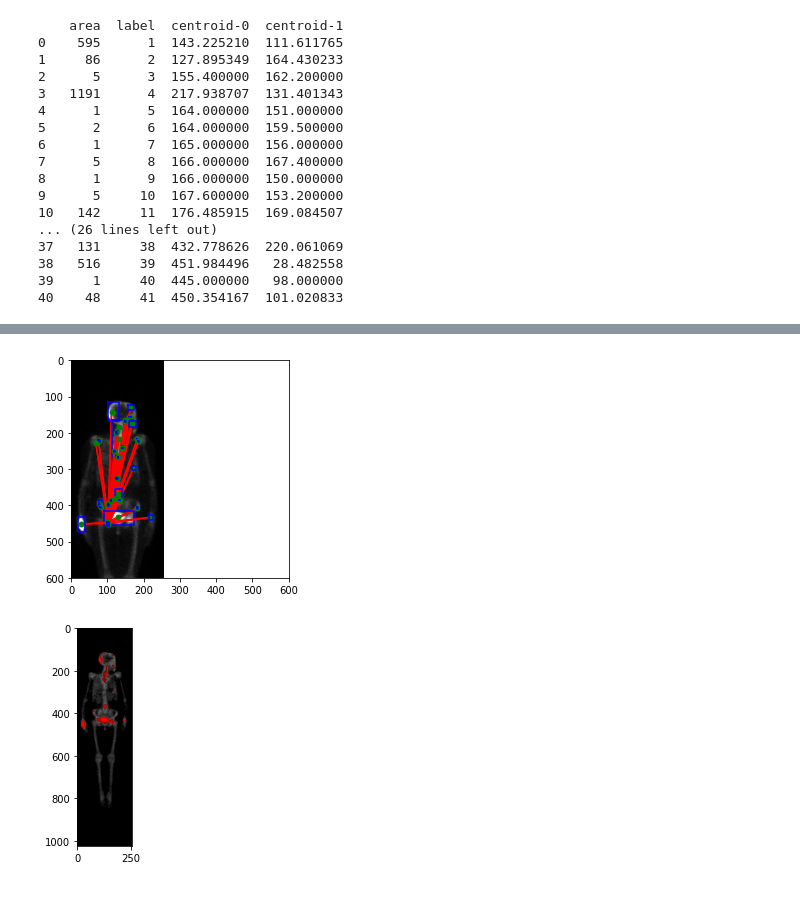
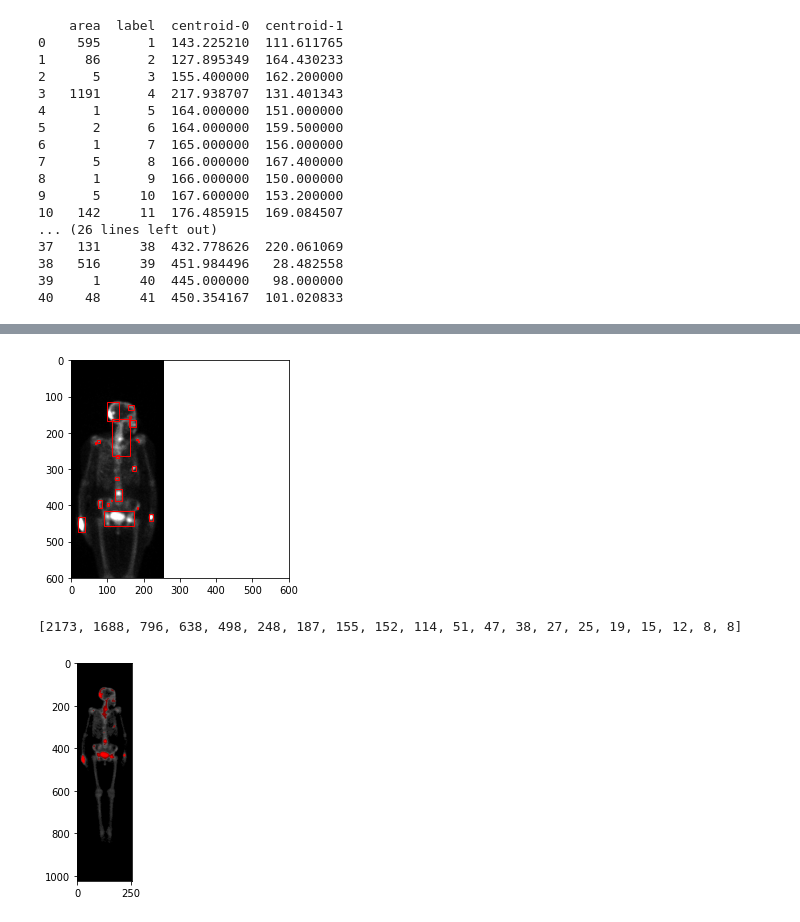
Before and after one commit to josemorista/bm-server, a Jupyter notebook: scripts/index.ipynb, the cells around one changed output, grey strips where cells are left out. Saved outputs shown, nothing was run; the diff lists cells and outputs as text; code cells hidden in the pictures.

```diff
--- a/scripts/index.ipynb
+++ b/scripts/index.ipynb
@@ -140,33 +128,27 @@ cv2.destroyAllWindows();
-# %%
-import math;
-
-fig, ax = plt.subplots()
-ax.imshow(eq, cmap=plt.cm.gray)
-
-imgLabeled = measure.label(regions == 2, connectivity=eq.ndim);
-regionsProps = measure.regionprops(imgLabeled)
-
-for props in regionsProps:
-    y0, x0 = props.centroid
-    orientation = props.orientation
-    x1 = x0 + math.cos(orientation) * 0.5 * props.minor_axis_length
-    y1 = y0 - math.sin(orientation) * 0.5 * props.minor_axis_length
-    x2 = x0 - math.sin(orientation) * 0.5 * props.major_axis_length
-    y2 = y0 - math.cos(orientation) * 0.5 * props.major_axis_length
-
-    ax.plot((x0, x1), (y0, y1), '-r', linewidth=2.5)
-    ax.plot((x0, x2), (y0, y2), '-r', linewidth=2.5)
-    ax.plot(x0, y0, '.g', markersize=15)
-
-    minr, minc, maxr, maxc = props.bbox
-    bx = (minc, maxc, maxc, minc, minc)
-    by = (minr, minr, maxr, maxr, minr)
-    ax.plot(bx, by, '-b', linewidth=2.5)
-
-ax.axis((0, 600, 600, 0))
-plt.show()
-# %% [output]
-[figure, removed]
+# %%
+import math;
+import matplotlib.patches as mpatches
+fig, ax = plt.subplots()
+ax.imshow(eq, cmap=plt.cm.gray)
+
+imgLabeled = measure.label(edge_sobel > 0, connectivity=eq.ndim);
+regionsProps = measure.regionprops(imgLabeled)
+count = 0
+areas = []
+for props in regionsProps:
+    if props.area >= 1:
+        areas.append(props.area);
+        minr, minc, maxr, maxc = props.bbox
+        rect = mpatches.Rectangle((minc, minr), maxc - minc, maxr - minr, fill=False, edgecolor='red', linewidth=1)
+        ax.add_patch(rect)
+        count += 1;
+ax.axis((0, 600, 600, 0))
+plt.show()
+areas = sorted(areas, reverse=True);
+print(areas);
+# %% [output]
+[figure, added]
+[2173, 1688, 796, 638, 498, 248, 187, 155, 152, 114, 51, 47, 38, 27, 25, 19, 15, 12, 8, 8]
 # %%
 false_colors = np.zeros((rows, cols, 3), dtype=np.uint8);
 for i in range(rows):
```
Also changed, not shown: parts of 2 cells of this notebook.
